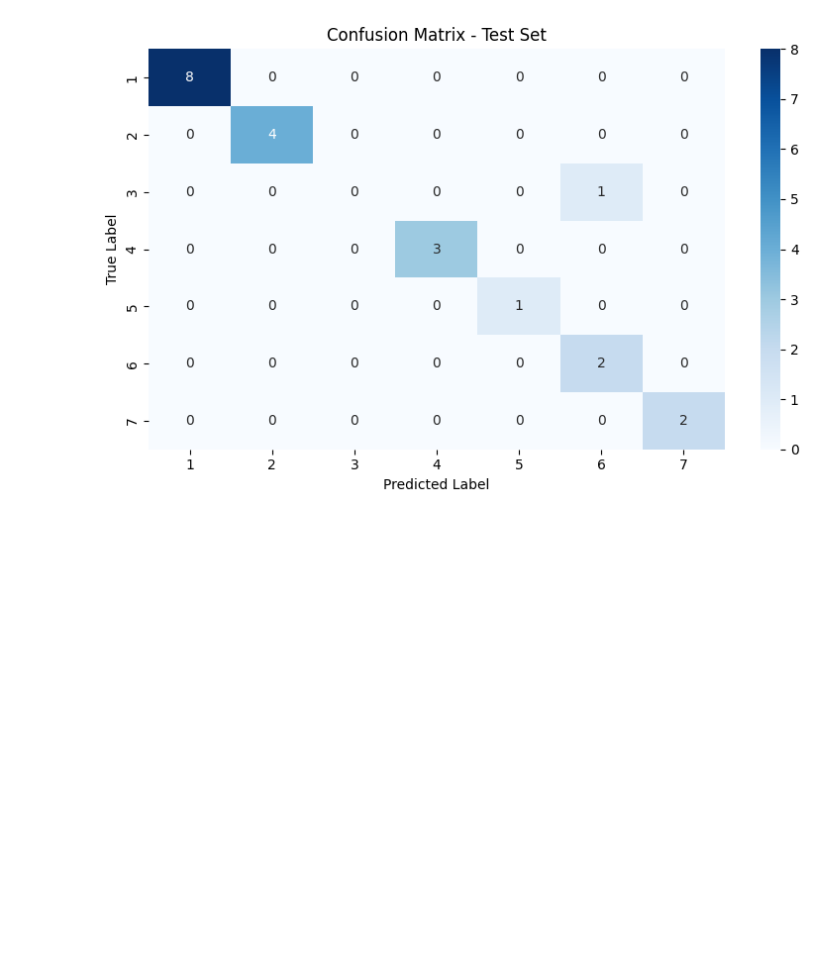
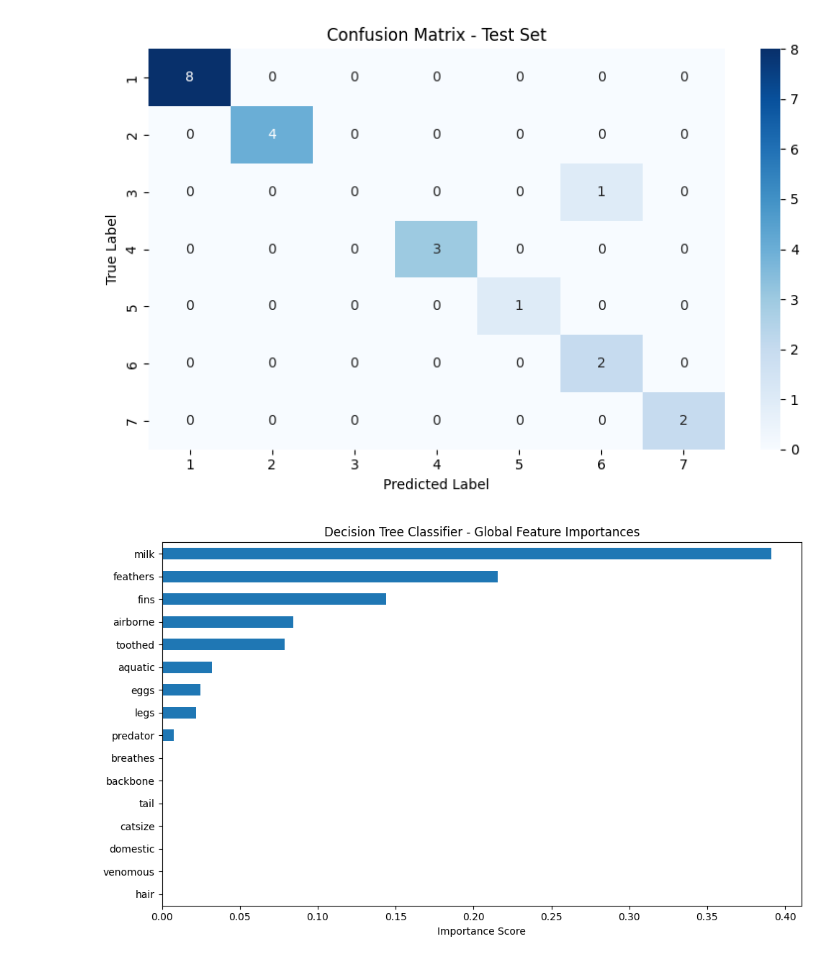
Before and after one commit to mwallendjack/MCW_personal-data-science-project, a Jupyter notebook: Classifier EDA.ipynb, the cells around one changed output. Drawn from its saved outputs; the diff is of its cells as text; code cells hidden in the pictures; blank space fills up the shorter version.

Commit message:
Completed Classifier

```diff
--- a/Classifier EDA.ipynb
+++ b/Classifier EDA.ipynb
@@ -552,3 +582,12 @@ plt.tight_layout()
 plt.show()
 # %% [output]
 [figure]
+# %%
+# Global feature importances
+feature_importances = pd.Series(best_model.feature_importances_, index=X.columns)
+feature_importances.sort_values().plot(kind='barh', figsize=(10, 6), title='Decision Tree Classifier - Global Feature Importances')
+plt.xlabel("Importance Score")
+plt.tight_layout()
+plt.show()
+# %% [output]
+[figure, added]
```
Also changed, not shown: parts of 21 cells of this notebook.
